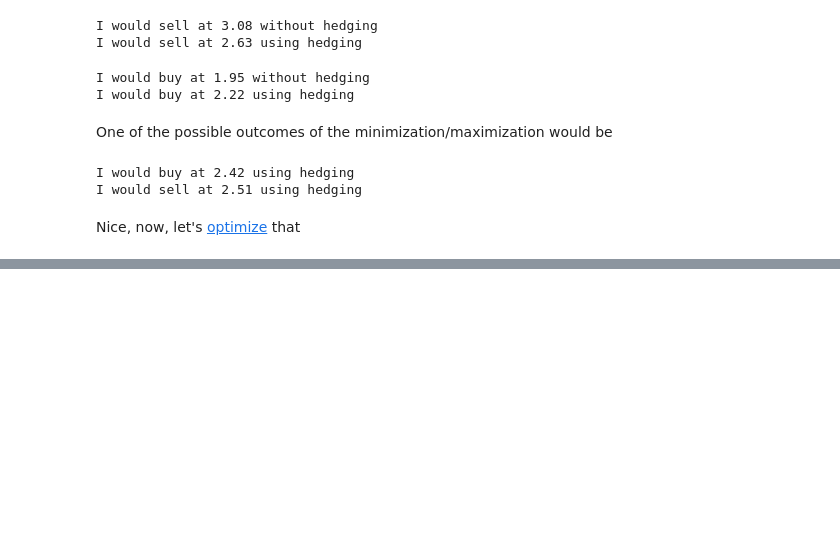
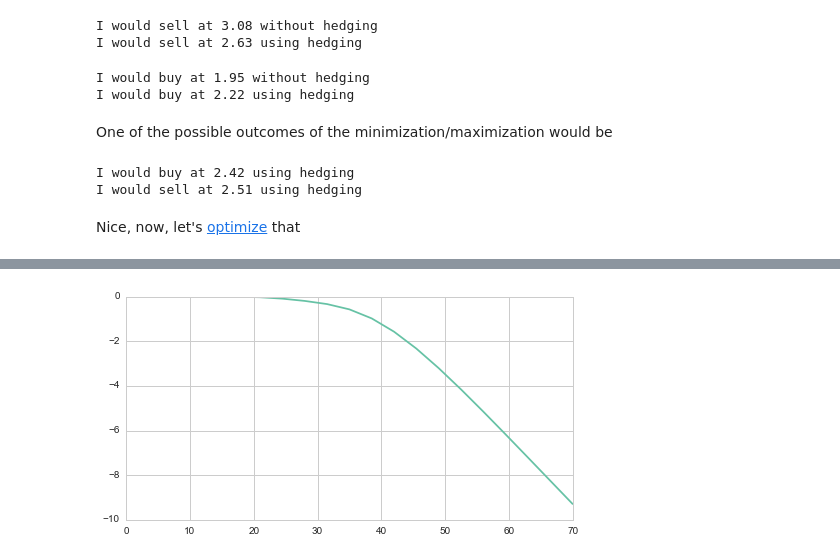
Before and after one commit to ucaiado/FiniteDifference_Pricing, a Jupyter notebook: tests.ipynb, the cells around one changed output, grey strips where cells are left out. Cells and saved outputs as stored; diff of their text form; code cells hidden in the pictures; blank space fills up the shorter version.

```diff
--- a/tests.ipynb
+++ b/tests.ipynb
@@ -613,0 +673,4 @@ print res
+# %%
+ax = df.iloc[:, -1].plot()
+# %% [output]
+[figure, added]
```
Also changed, not shown: parts of 42 cells of this notebook.
